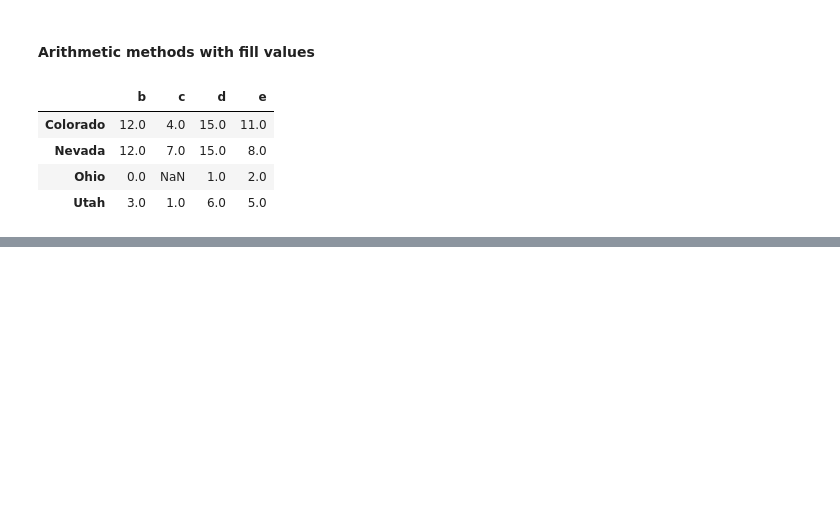
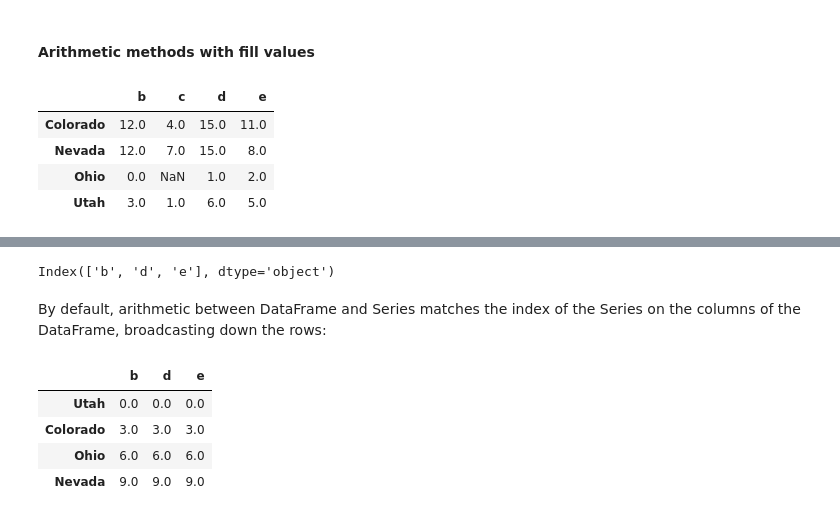
Before and after one commit to Mountain-Biker/pydata-book-practice, a Jupyter notebook: chapter5.ipynb, the cells around one changed output, grey strips where cells are left out. Drawn from its saved outputs; the diff is of its cells as text; code cells hidden in the pictures; blank space fills up the shorter version.

```diff
--- a/chapter5.ipynb
+++ b/chapter5.ipynb
@@ -794,0 +806,7 @@ df1.add(df2, fill_value=0)
+# %%
+frame = pd.DataFrame(np.arange(12.).reshape((4, 3)),
+                     columns=list('bde'),
+                     index=['Utah', 'Colorado', 'Ohio', 'Nevada'])
+# %%
+series = frame.iloc[0]
+series
@@ -794,0 +819,14 @@ df1.add(df2, fill_value=0)
+# %%
+print(series.index)
+# %% [output]
+Index(['b', 'd', 'e'], dtype='object')
+# %% [markdown]
+By default, arithmetic between DataFrame and Series matches the index of the Series on the columns of the DataFrame, broadcasting down the rows:
+# %%
+frame - series
+# %% [output]
+|  | b | d | e |
+| Utah | 0.0 | 0.0 | 0.0 |
+| Colorado | 3.0 | 3.0 | 3.0 |
+| Ohio | 6.0 | 6.0 | 6.0 |
+| Nevada | 9.0 | 9.0 | 9.0 |
```
Also changed, not shown: parts of 8 cells of this notebook.
